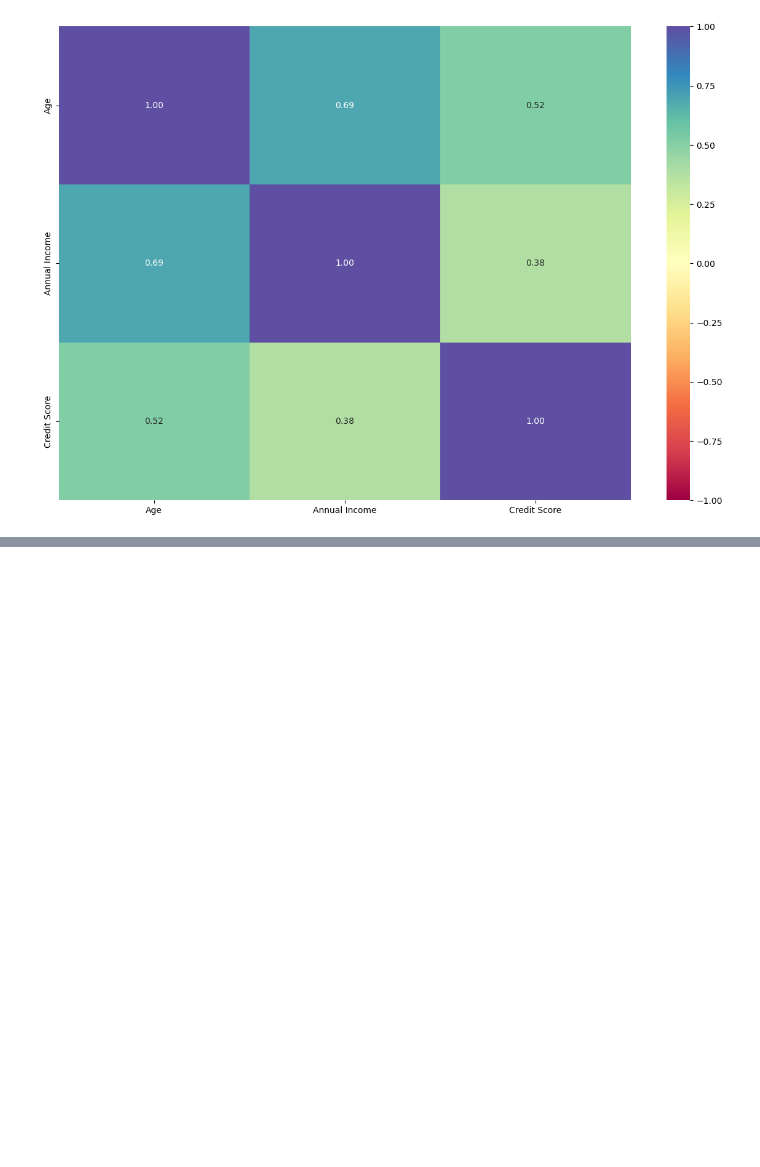
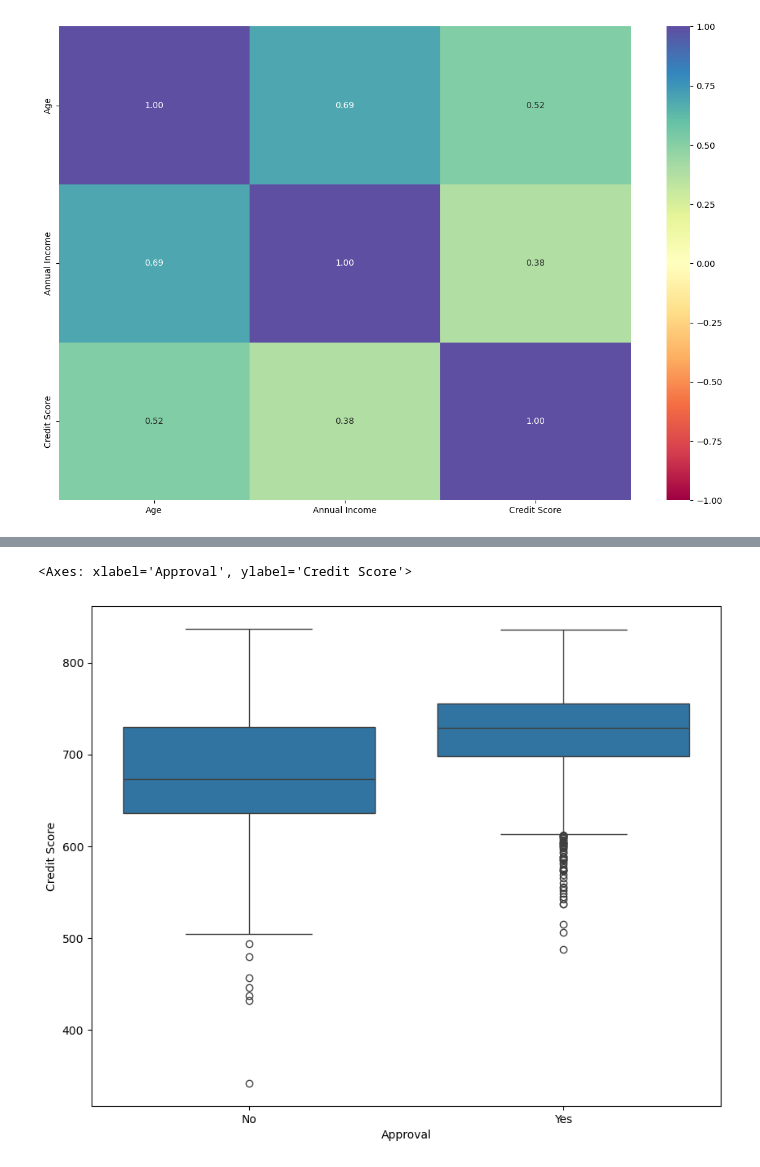
Before and after one commit to ravitejagunty/machine-learning, a Jupyter notebook: my-practice-tests/decision-tree-cc.ipynb, the cells around one changed output, grey strips where cells are left out. Drawn from its saved outputs; the diff is of its cells as text; code cells hidden in the pictures; blank space fills up the shorter version.

```diff
--- a/my-practice-tests/decision-tree-cc.ipynb
+++ b/my-practice-tests/decision-tree-cc.ipynb
@@ -124,0 +132,6 @@ sns.heatmap(data[features].corr(),annot=True,vmin=-1,vmax=1,fmt=".2f",cmap="Spec
+# %%
+plt.figure(figsize=(10,8))
+sns.boxplot(data=df, x='Approval', y='Credit Score')
+# %% [output]
+<Axes: xlabel='Approval', ylabel='Credit Score'>
+[figure, added]
```
Also changed, not shown: parts of 5 cells of this notebook, 4 other files.
